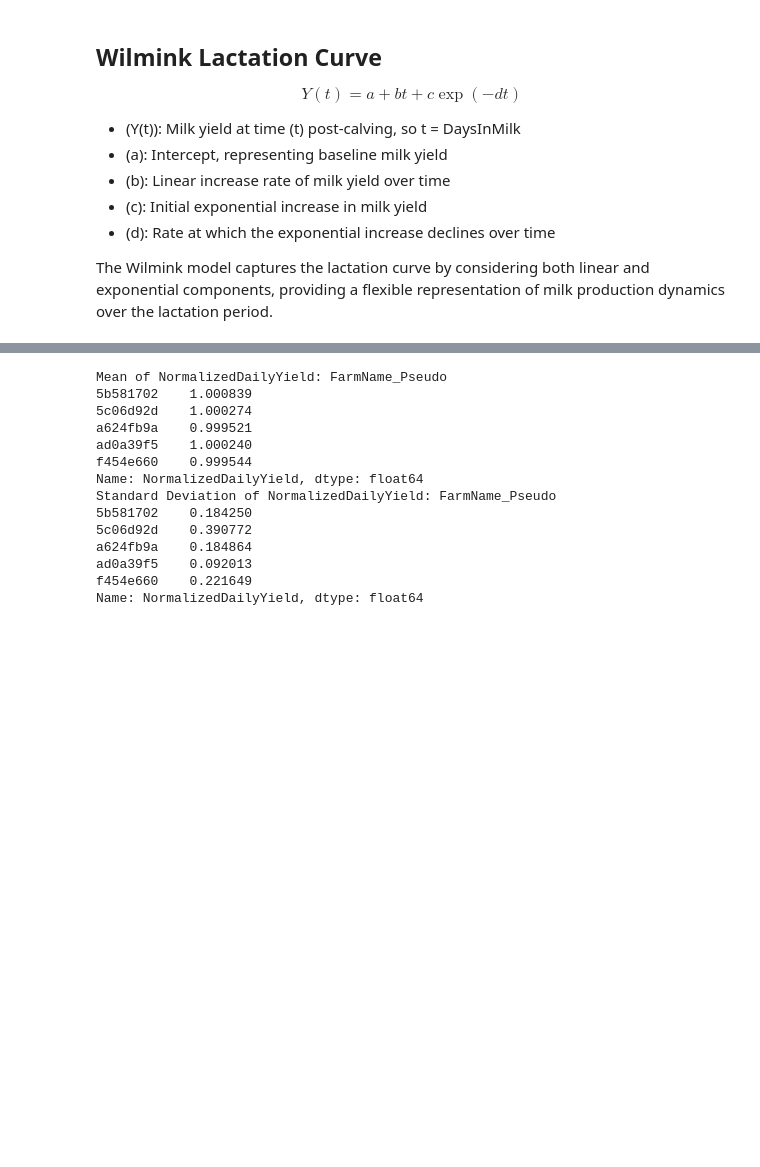
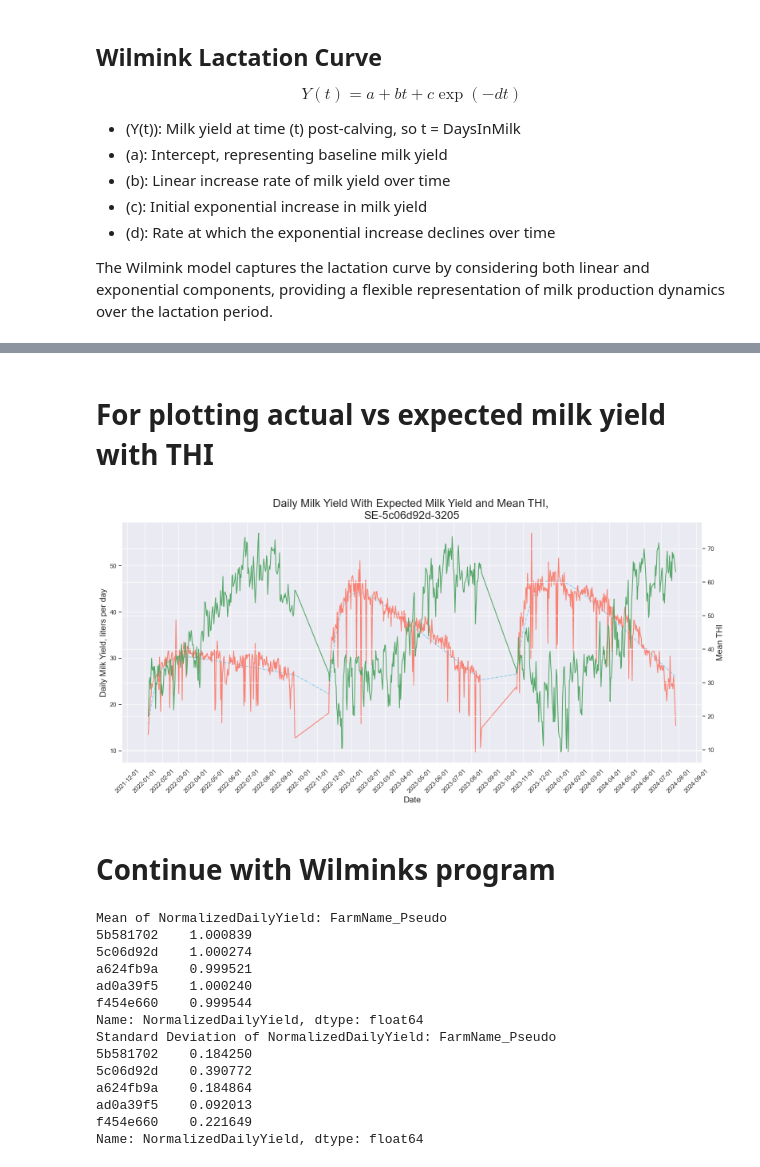
Before and after one commit to jockepolis/HeatStressEvaluationSummer24, a Jupyter notebook: Wilminks/WilminksHeatApp.ipynb, the cells around one changed output, grey strips where cells are left out. Drawn from its saved outputs; the diff is of its cells as text; code cells hidden in the pictures; blank space fills up the shorter version.

Commit message:
PlottingAfterWilminksAdded

```diff
--- a/Wilminks/WilminksHeatApp.ipynb
+++ b/Wilminks/WilminksHeatApp.ipynb
@@ -258,0 +262,2 @@ Insufficient data points for cow SE-5c06d92d-3330, lactation 2, skipping.
+# %% [markdown]
+# For plotting actual vs expected milk yield with THI
@@ -259,3 +269,43 @@ Insufficient data points for cow SE-5c06d92d-3330, lactation 2, skipping.
+# %%
+SE_Number = ["SE-5c06d92d-3205"] # ["SE-5c06d92d-3183"] # ["SE-5b581702-1927"] # ["SE-a66dc90e-1614"]
+cow_data = data[data["SE_Number"].isin(SE_Number)]
+# %%
+# MY x MEANTHI
+
+# cow_data=data2.copy()
+cow_data = cow_data.sort_values(by='Date')
+
+# Create a figure and a set of subplots
+fig, ax1 = plt.subplots(figsize=(16, 8))
+
+# Plot the first y-axis (Milk Yield)
+ax1.plot(cow_data['Date'], cow_data['ExpectedYield'],
+         label='Expected Milk Yield per Cow', color='skyblue', linestyle='--')
+ax1.plot(cow_data['Date'], cow_data['DailyYield'],
+         label='Actual Milk Yield per Cow', color='salmon', linestyle='-', markersize=1)
+
+ax1.set_xlabel('Date', fontsize=15)
+ax1.set_ylabel('Daily Milk Yield, liters per day', fontsize=15)
+ax1.tick_params(axis='y')
+plt.xticks(rotation=45)
+plt.title('Daily Milk Yield With Expected Milk Yield and Mean THI, \nSE-5c06d92d-3205', fontsize=20)
+# plt.gca().xaxis.set_major_locator(plt.matplotlib.dates.MonthLocator())
+ax1.xaxis.set_major_locator(mdates.MonthLocator())
+ax1.xaxis.set_major_formatter(mdates.DateFormatter('%Y-%m-%d'))
+
+# Create a second y-axis that shares the same x-axis
+ax2 = ax1.twinx() # instantiate a second Axes that shares the same x-axis
+ax2.plot(cow_data['Date'], cow_data['MeanTHI_adj'], color='g')
+ax2.set_ylabel('Mean THI', fontsize=15)
+ax2.tick_params(axis='y')
+
+# Adjust layout to prevent overlap
+fig.tight_layout()
+plt.show()
+# %% [output]
+[figure, added]
+# %% [markdown]
+# Continue with Wilminks program
 # %%
 # Check if NormalizedDailyYield is centered around 1 for each unique farm
 print("Mean of NormalizedDailyYield:", data.groupby('FarmName_Pseudo')['NormalizedDailyYield'].mean())
```
Also changed, not shown: parts of 9 cells of this notebook.
